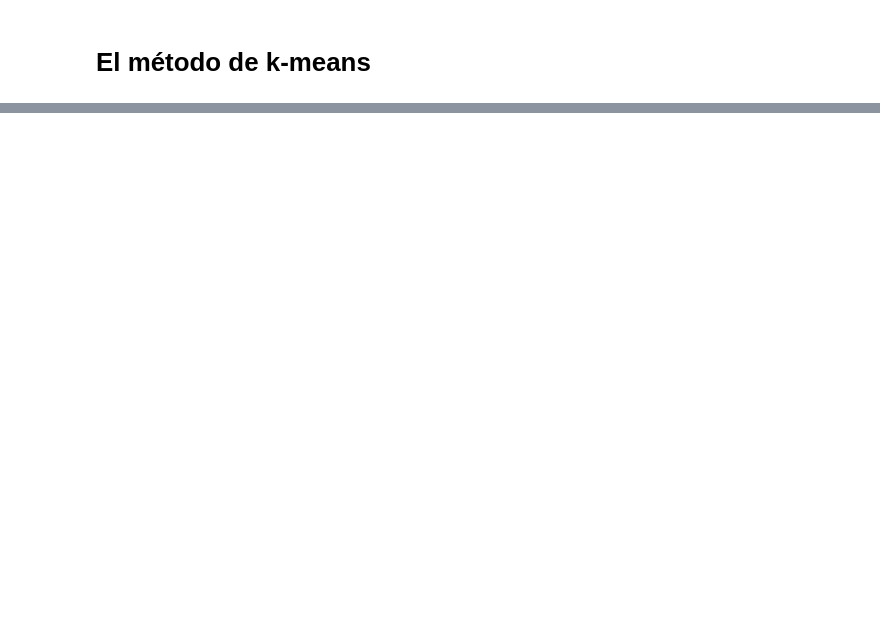
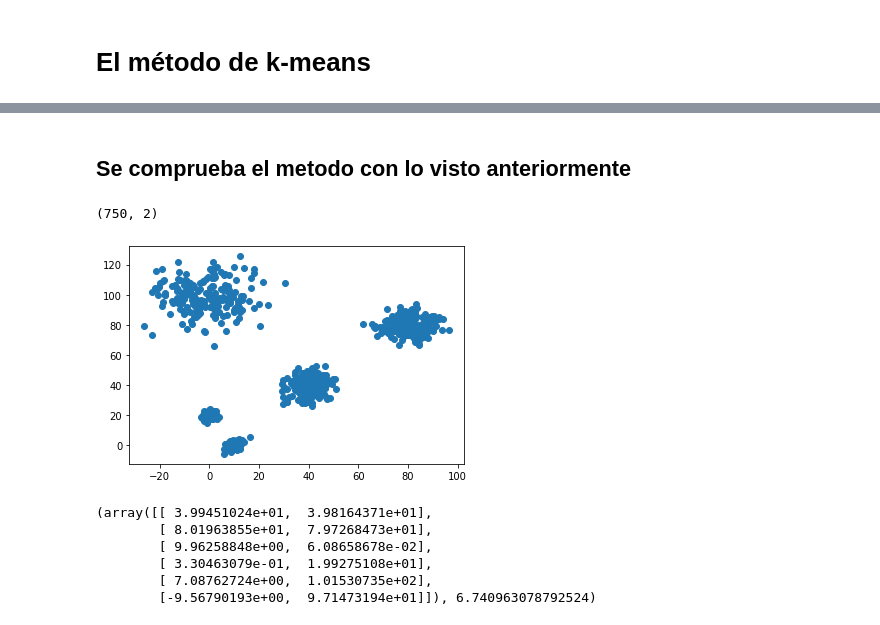
Before and after one commit to EduHdzVillasana/UdemyDS, a Jupyter notebook: Seccion 9/K_Means.ipynb, the cells around one changed output, grey strips where cells are left out. Saved outputs shown, nothing was run; the diff lists cells and outputs as text; code cells hidden in the pictures; blank space fills up the shorter version.

```diff
--- a/Seccion 9/K_Means.ipynb
+++ b/Seccion 9/K_Means.ipynb
@@ -143,0 +164,2 @@ kmeans(data, 2)
+# %% [markdown]
+## Se comprueba el metodo con lo visto anteriormente
@@ -143,0 +168,24 @@ kmeans(data, 2)
+# %%
+np.random.seed(4711)
+a = np.random.multivariate_normal([10,0],[[3,1],[1,4]], size = [100,])
+b = np.random.multivariate_normal([0,20], [[3,1],[1,4]], size = [50,])
+c = np.random.multivariate_normal([40,40],[[20,1],[1,30]], size=[200,])
+d = np.random.multivariate_normal([80,80],[[30,1],[1,30]], size=[200,])
+e = np.random.multivariate_normal([0,100],[[100,1],[1,100]], size=[200,])
+X = np.concatenate((a,b,c,d,e))
+print(X.shape)
+plt.scatter(X[:,0], X[:,1])
+plt.show()
+# %% [output]
+(750, 2)
+[figure, added]
+# %%
+k_means = kmeans(X,6)
+k_means
+# %% [output]
+(array([[ 3.99451024e+01,  3.98164371e+01],
+        [ 8.01963855e+01,  7.97268473e+01],
+        [ 9.96258848e+00,  6.08658678e-02],
+        [ 3.30463079e-01,  1.99275108e+01],
+        [ 7.08762724e+00,  1.01530735e+02],
+        [-9.56790193e+00,  9.71473194e+01]]), 6.740963078792524)
```
Also changed, not shown: parts of 20 cells of this notebook.
